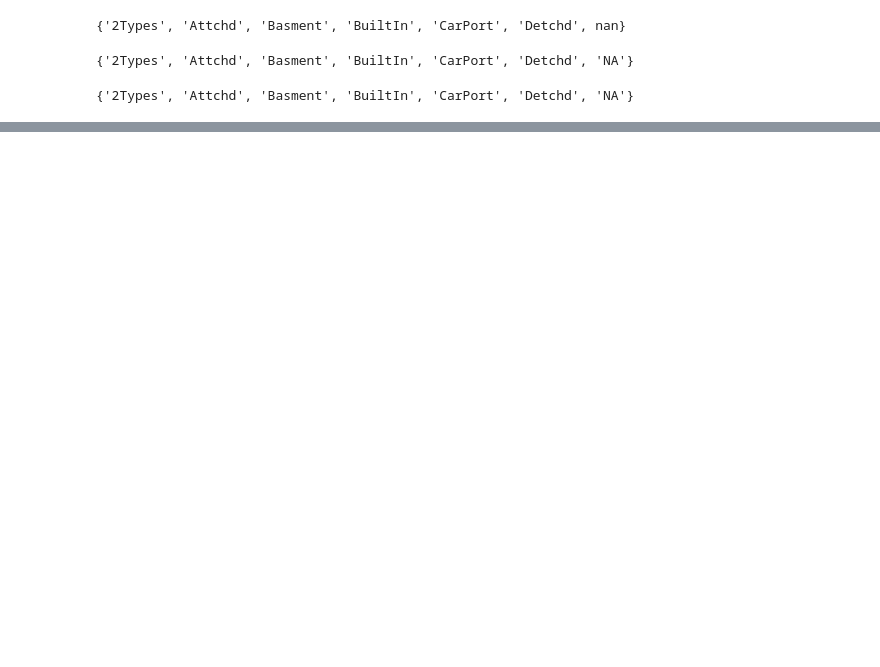
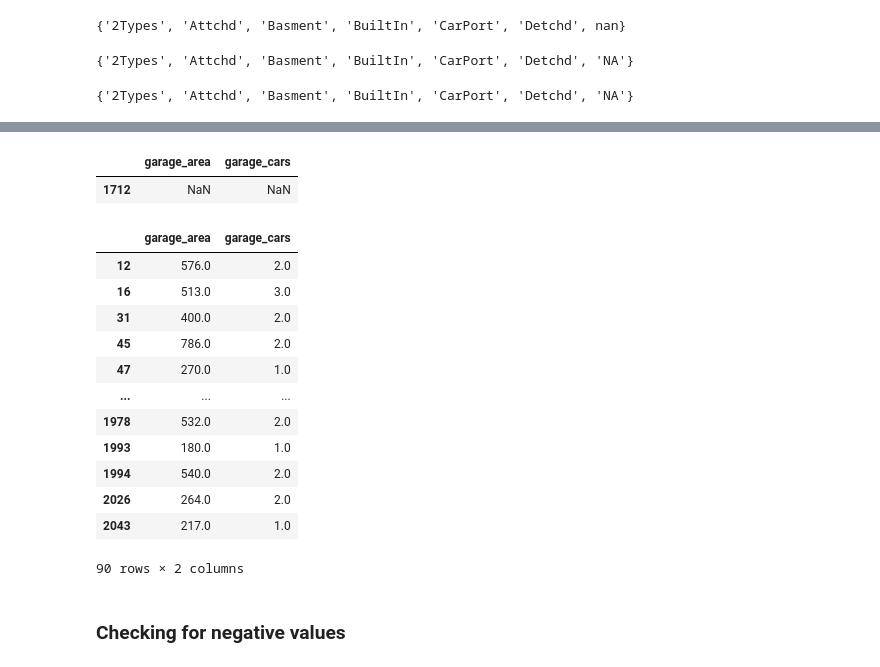
Before and after one commit to sabaiitj/Ames-Housing-Data, a Jupyter notebook: project_2_Saba.ipynb, the cells around one changed output, grey strips where cells are left out. Saved outputs shown, nothing was run; the diff lists cells and outputs as text; code cells hidden in the pictures; blank space fills up the shorter version.

```diff
--- a/project_2_Saba.ipynb
+++ b/project_2_Saba.ipynb
@@ -1045,0 +1301,3 @@ value_validation_nominal
+# %%
+df.loc[df["garage_finish"].isin(set(dict_garage_finish.keys())) == False, "garage_finish"] = 'NA'
+df.garage_finish.unique()
@@ -1045,0 +1318,3 @@ value_validation_nominal
+# %%
+df.loc[df["garage_qual"].isin(set(dict_garage_qual.keys())) == False, "garage_qual"] = 'NA'
+df.garage_qual.unique()
@@ -1045,0 +1335,3 @@ value_validation_nominal
+# %%
+df.loc[df["garage_cond"].isin(set(dict_garage_cond.keys())) == False, "garage_cond"] = 'NA'
+df.garage_cond.unique()
@@ -1045,0 +1352,3 @@ value_validation_nominal
+# %%
+df.loc[df["pool_qc"].isin(set(dict_pool_qc.keys())) == False, "pool_qc"] = 'NA'
+df.pool_qc.unique()
@@ -1045,0 +1491,23 @@ value_validation_nominal
+# %%
+df.loc[df['garage_cars'].isnull()==True][['garage_area','garage_cars']]
+# %% [output]
+|  | garage_area | garage_cars |
+| 1712 | NaN | NaN |
+# %%
+df[df['ms_subclass']=='070'][['garage_area','garage_cars']]
+# %% [output]
+|  | garage_area | garage_cars |
+| 12 | 576.0 | 2.0 |
+| 16 | 513.0 | 3.0 |
+| 31 | 400.0 | 2.0 |
+| 45 | 786.0 | 2.0 |
+| 47 | 270.0 | 1.0 |
+| ... | ... | ... |
+| 1978 | 532.0 | 2.0 |
+| 1993 | 180.0 | 1.0 |
+| 1994 | 540.0 | 2.0 |
+| 2026 | 264.0 | 2.0 |
+| 2043 | 217.0 | 1.0 |
+90 rows × 2 columns
+# %% [markdown]
+### Checking for negative values
```
Also changed, not shown: parts of 96 cells of this notebook, 1 other file.
